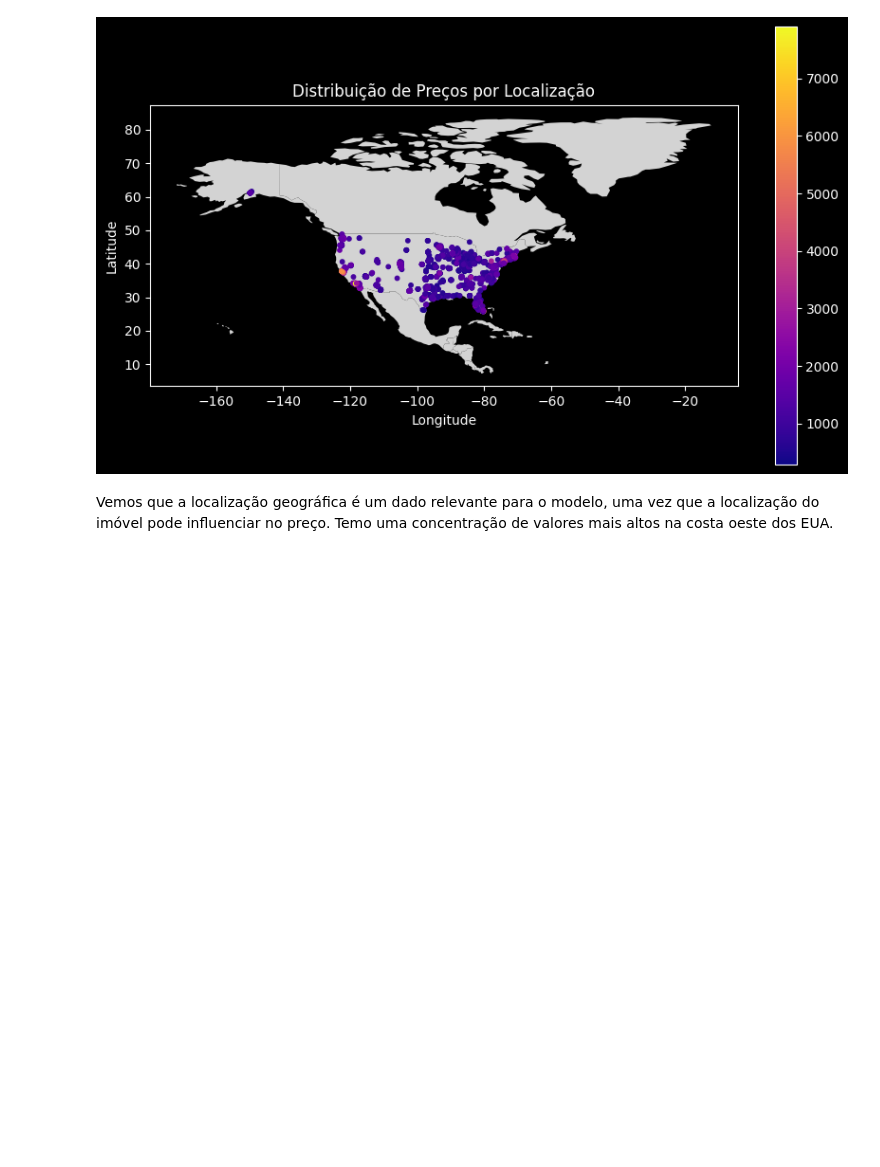
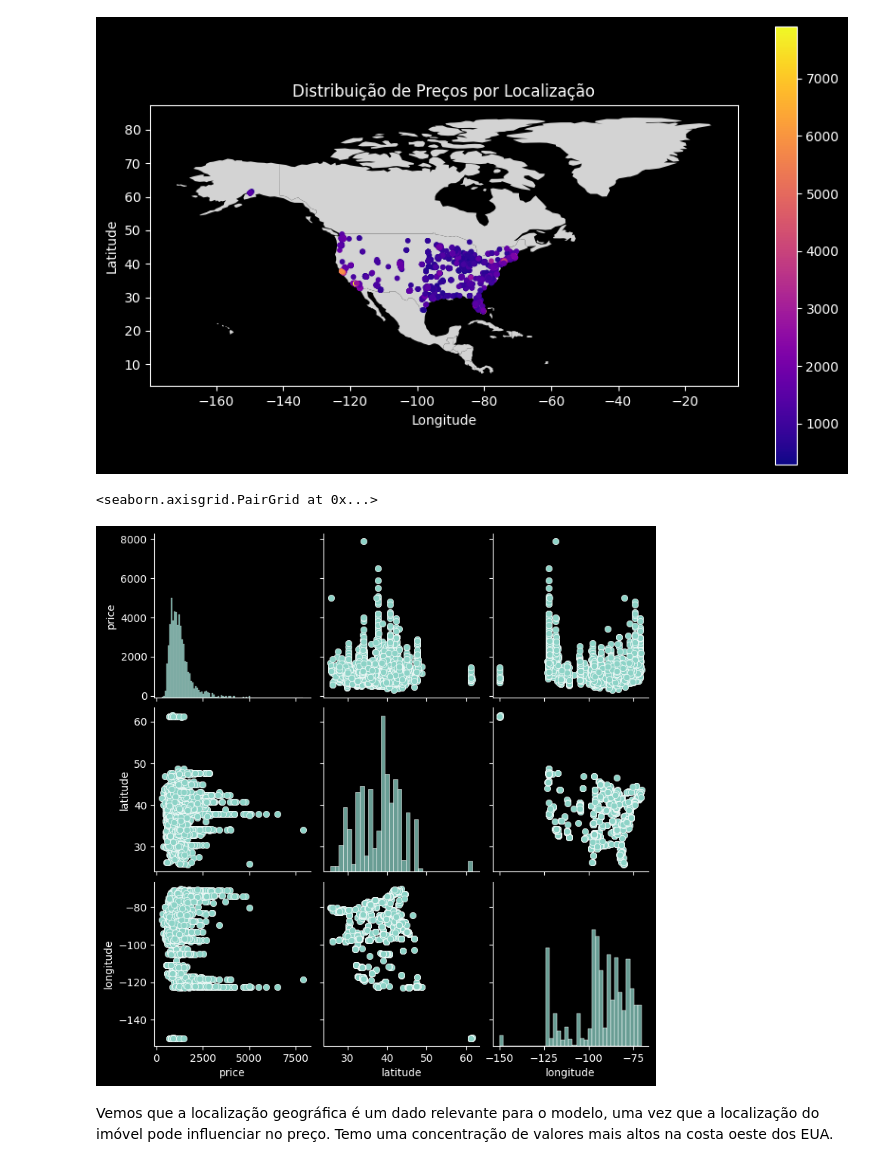
Before and after one commit to joaopcvieira/CMC-13, a Jupyter notebook: Lab Final/main.ipynb, the cells around one changed output. Cells and saved outputs as stored; diff of their text form; code cells hidden in the pictures; blank space fills up the shorter version.

```diff
--- a/Lab Final/main.ipynb
+++ b/Lab Final/main.ipynb
@@ -199,6 +211,11 @@ Index(['featurecla', 'scalerank', 'LABELRANK', 'SOVEREIGNT', 'SOV_A3',
        'FCLASS_NL', 'FCLASS_SE', 'FCLASS_BD', 'FCLASS_UA', 'geometry'],
       dtype='object', length=169)
 [figure]
+# %%
+sns.pairplot(df_train[['price', 'latitude', 'longitude']])
+# %% [output]
+<seaborn.axisgrid.PairGrid at 0x...>
+[figure, added]
 # %% [markdown]
 Vemos que a localização geográfica é um dado relevante para o modelo, uma vez que a localização do imóvel pode influenciar no preço. Temo uma concentração de valores mais altos na costa oeste dos EUA.
 # %% [markdown]
```
Also changed, not shown: parts of 25 cells of this notebook, 2 other files.
